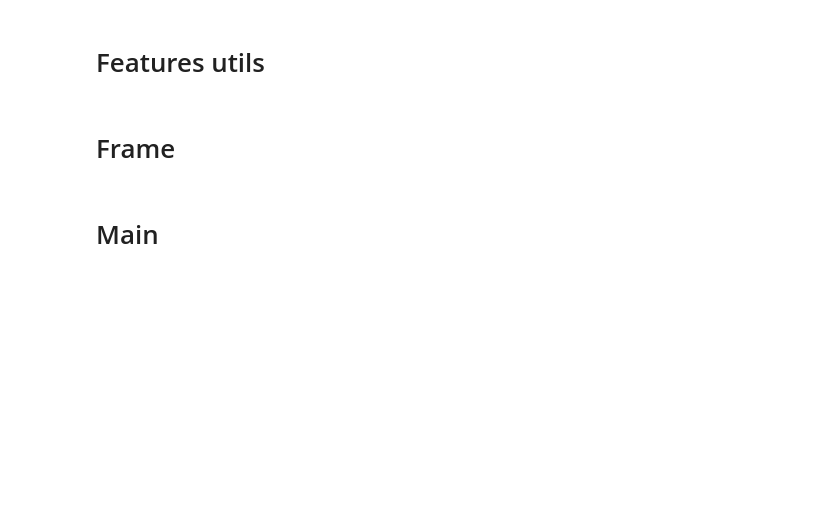
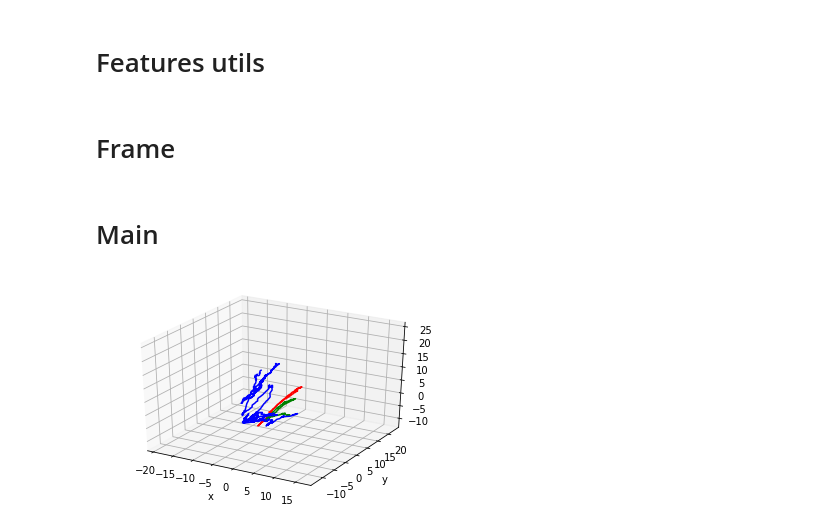
Before and after one commit to aditya-shriwastava/colab-notebooks, a Jupyter notebook: visual_odometry.ipynb, the cells around one changed output. Drawn from its saved outputs; the diff is of its cells as text; code cells hidden in the pictures; blank space fills up the shorter version.

```diff
--- a/visual_odometry.ipynb
+++ b/visual_odometry.ipynb
@@ -110,6 +180,15 @@ deer_robot_cam_calib = np.array([
 # %% [markdown]
 # Disp utils
 # %%
+def axisEqual3D(ax):
+    extents = np.array([getattr(ax, 'get_{}lim'.format(dim))() for dim in 'xyz'])
+    sz = extents[:,1] - extents[:,0]
+    centers = np.mean(extents, axis=1)
+    maxsize = max(abs(sz))
+    r = maxsize/2
+    for ctr, dim in zip(centers, 'xyz'):
+        getattr(ax, 'set_{}lim'.format(dim))(ctr - r, ctr + r)
+
 def disp(img_tn1, kps_tn1, kps_t):
   disp_img = img_tn1.copy()
   for kp_tn1, kp_t in zip(kps_tn1, kps_t):
@@ -438,14 +540,12 @@ class Frame:
 # %% [markdown]
 # Main
 # %%
-# imgs  = kitti_imgs
-# cam_calib = kitti_cam_calib
+dataset_id = 1
+imgs = [kitti_imgs, freiburgxyz525_imgs][dataset_id]
+cam_calib = [kitti_cam_calib, freiburgxyz525_K][dataset_id]
 
-imgs  = deer_robot_imgs[1100:1500]
-cam_calib = deer_robot_cam_calib
-
-# idxs = np.arange(len(imgs))
-idxs = np.arange(len(imgs)).reshape(len(imgs)//2, 2)[:,0]
+idxs = np.arange(len(imgs))
+# idxs = np.arange(len(imgs)).reshape(len(imgs)//2, 2)[:,0]
 
 frames = []
 for idx in tqdm(idxs):
@@ -453,8 +553,8 @@ for idx in tqdm(idxs):
   if len(frames) >= 2:
     frames[-2].match2(
       frames[-1],
-      {"residual_threshold":0.02,
-       "max_trials":200,
+      {"residual_threshold":0.001,
+       "max_trials":100,
        "lowe_ratio":0.9,
        "max_hamming_distance":32
        }
@@ -463,11 +563,15 @@ for idx in tqdm(idxs):
       frames[-3].match3()
 # %%
 # Obtain trajector
-trajectory = [np.array([0,0,0], dtype=np.float)]
+np.eye
+trajectory = [np.eye(4, dtype=np.float)]
 relative_scale = 1
 for i in range(len(frames) - 1):
+  T = np.eye(4) # Relative Transformation
+  T[:3,:3] = frames[i].R
+  T[:3,3] = frames[i].t #* relative_scale
   trajectory.append(
-    trajectory[-1] + frames[i].t #* relative_scale
+    trajectory[-1] @ T
   )
   if frames[i].relative_scale is not None:
     relative_scale *= frames[i].relative_scale
@@ -484,0 +579,12 @@ plt.show()
+# %%
+# Plot trajector
+ax = plt.axes(projection ='3d')
+ax.plot3D(trajectory[:100,0,3], trajectory[:100,2,3], -trajectory[:100,1,3], color='red')
+ax.plot3D(trajectory[100:200,0,3], trajectory[100:200,2,3], -trajectory[100:200,1,3], color='green')
+ax.plot3D(trajectory[200:,0,3], trajectory[200:,2,3], -trajectory[200:,1,3], color='blue')
+plt.xlabel('x')
+plt.ylabel('y')
+axisEqual3D(ax)
+plt.show()
+# %% [output]
+[figure, added]
```
Also changed, not shown: parts of 19 cells of this notebook.
